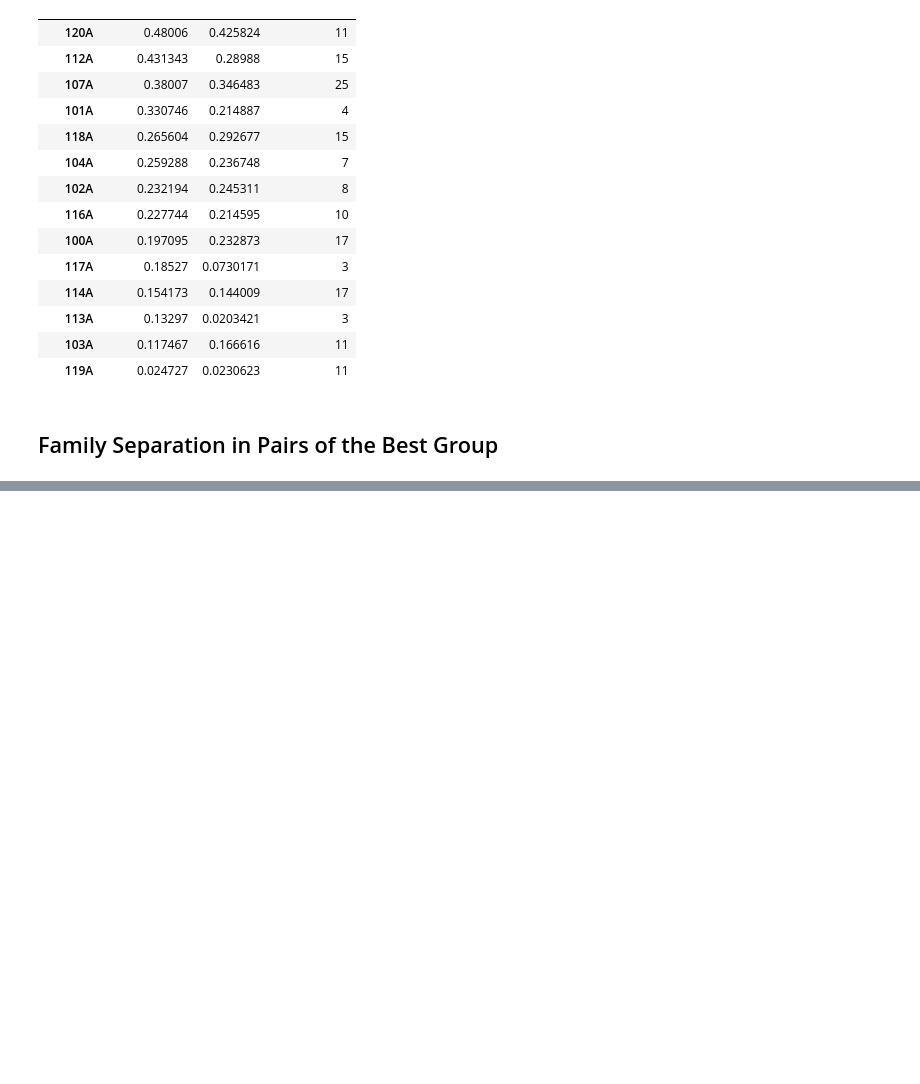
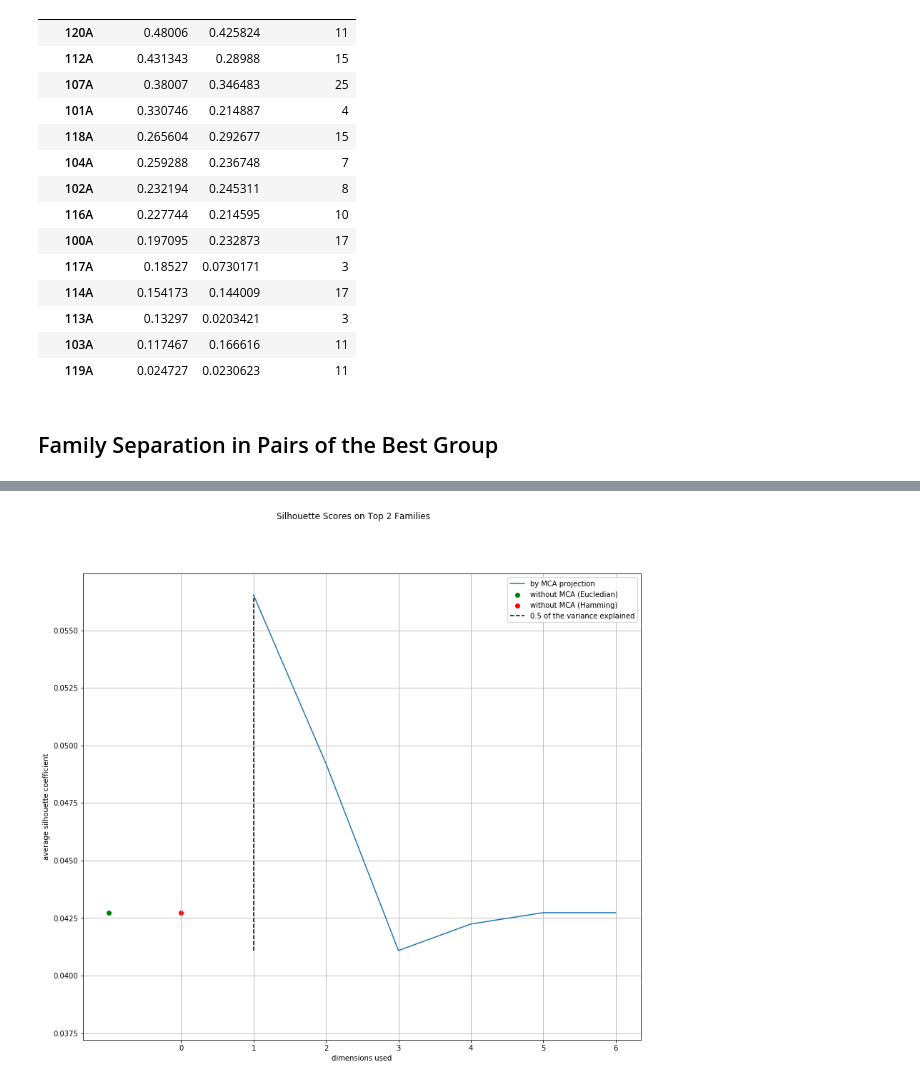
Before and after one commit to ilay32/wals-project, a Jupyter notebook: simple-clauses.ipynb, the cells around one changed output, grey strips where cells are left out. Saved outputs shown, nothing was run; the diff lists cells and outputs as text; code cells hidden in the pictures; blank space fills up the shorter version.

```diff
--- a/simple-clauses.ipynb
+++ b/simple-clauses.ipynb
@@ -94,0 +104,4 @@ good[0].plot_multifam()
+# %%
+g98.plot_silhouettes()
+# %% [output]
+[figure, added]
```
Also changed, not shown: parts of 8 cells of this notebook, 1 other file.
